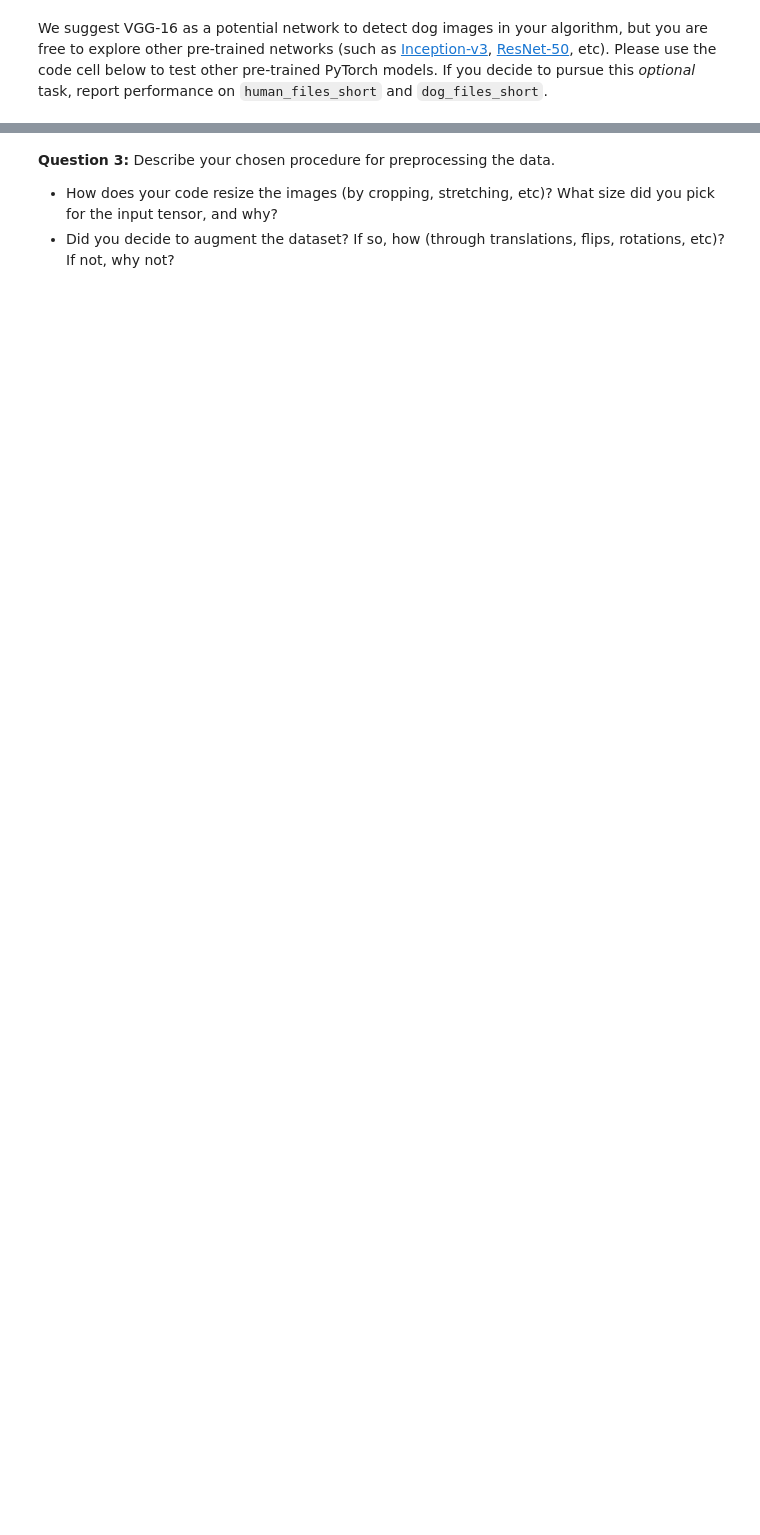
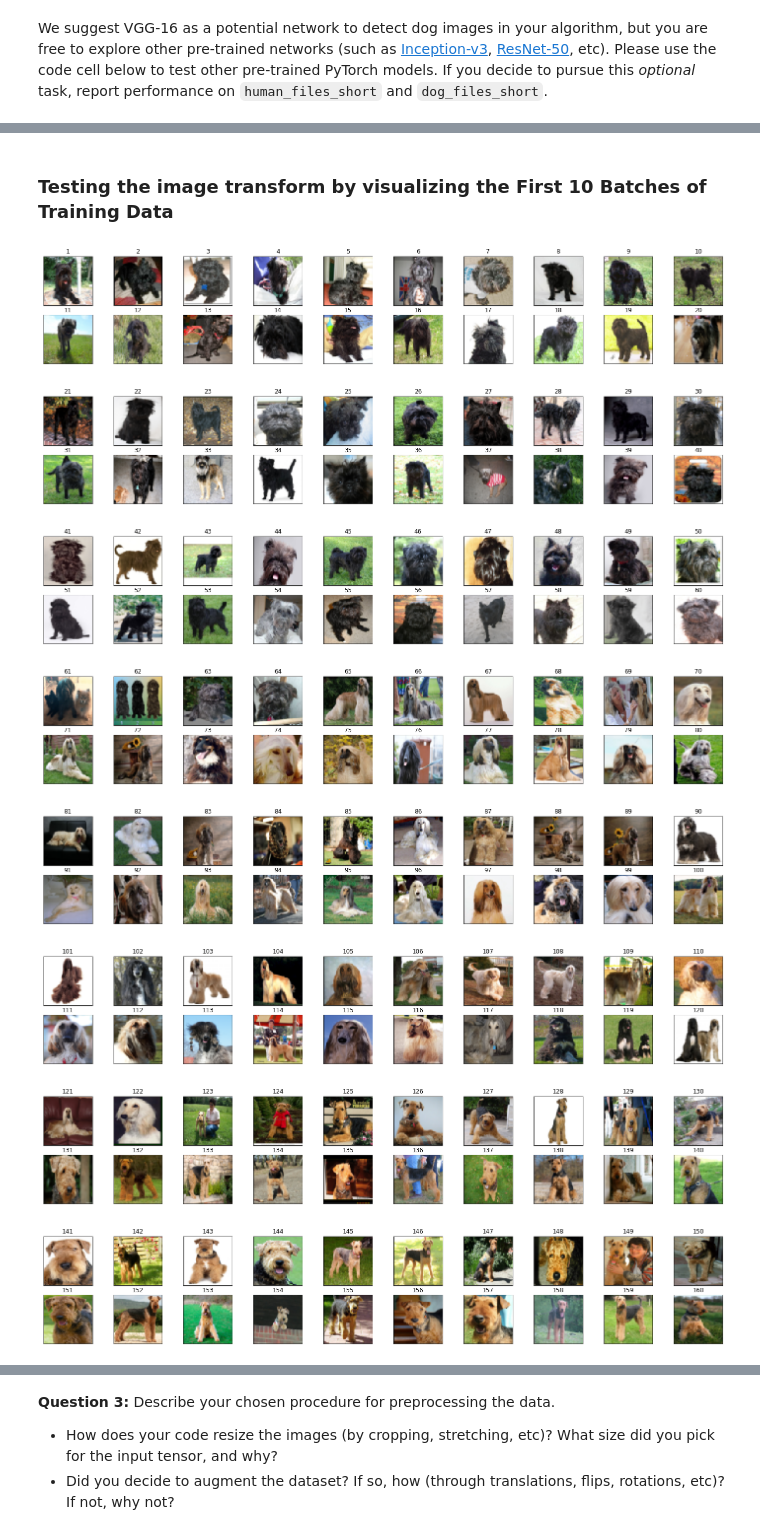
Before and after one commit to jsleung1/dl_project2_dog_classification, a Jupyter notebook: dog_app.ipynb, the cells around one changed output, grey strips where cells are left out. Cells and saved outputs as stored; diff of their text form; code cells hidden in the pictures; blank space fills up the shorter version.

```diff
--- a/dog_app.ipynb
+++ b/dog_app.ipynb
@@ -291,0 +375,46 @@ from torchvision import datasets
+# %% [markdown]
+### Testing the image transform by visualizing the First 10 Batches of Training Data
+# %%
+import matplotlib.pyplot as plt
+%matplotlib inline
+
+# helper function to un-normalize and display an image
+def imshow(img):
+    img = img / 2 + 0.5  # unnormalize
+    plt.imshow(np.transpose(img, (1, 2, 0)))  # convert from Tensor image
+# %%
+# convert data to a normalized torch.FloatTensor
+data_transform_preview = transforms.Compose([
+    transforms.Resize((64, 64)), #our CNN model is going to take input 64x64x3 image tensor
+    transforms.ToTensor(),
+    transforms.Normalize((0.5, 0.5, 0.5), (0.5, 0.5, 0.5)) #normalize RGB values to between 0 to 1 as input to our model
+])
+train_data_preview = datasets.ImageFolder(train_dir, transform=data_transform_preview)
+
+train_loader_preview = torch.utils.data.DataLoader(train_data_preview, batch_size=batch_size, num_workers=num_workers)
+
+# obtain first 10 batch of training images
+dataiter = iter(train_loader_preview)
+i = 0
+index = 0
+for i in range(10):
+    images, labels = dataiter.next()
+    images = images.numpy() # convert images to numpy for display
+
+    # plot the images in the batch, along with the corresponding labels
+    fig = plt.figure(figsize=(25, 4))
+    # display 20 images (1 batch has 20 images)
+    for idx in np.arange(20):
+        ax = fig.add_subplot(2, 20/2, idx+1, xticks=[], yticks=[])
+        imshow(images[idx])
+        index += 1
+        ax.set_title(index) #index of the image as listed in the "train" directory
+# %% [output]
+[figure, added]
+[figure, added]
+[figure, added]
+[figure, added]
+[figure, added]
+[figure, added]
+[figure, added]
+[figure, added]
```
Also changed, not shown: parts of 12 cells of this notebook.
